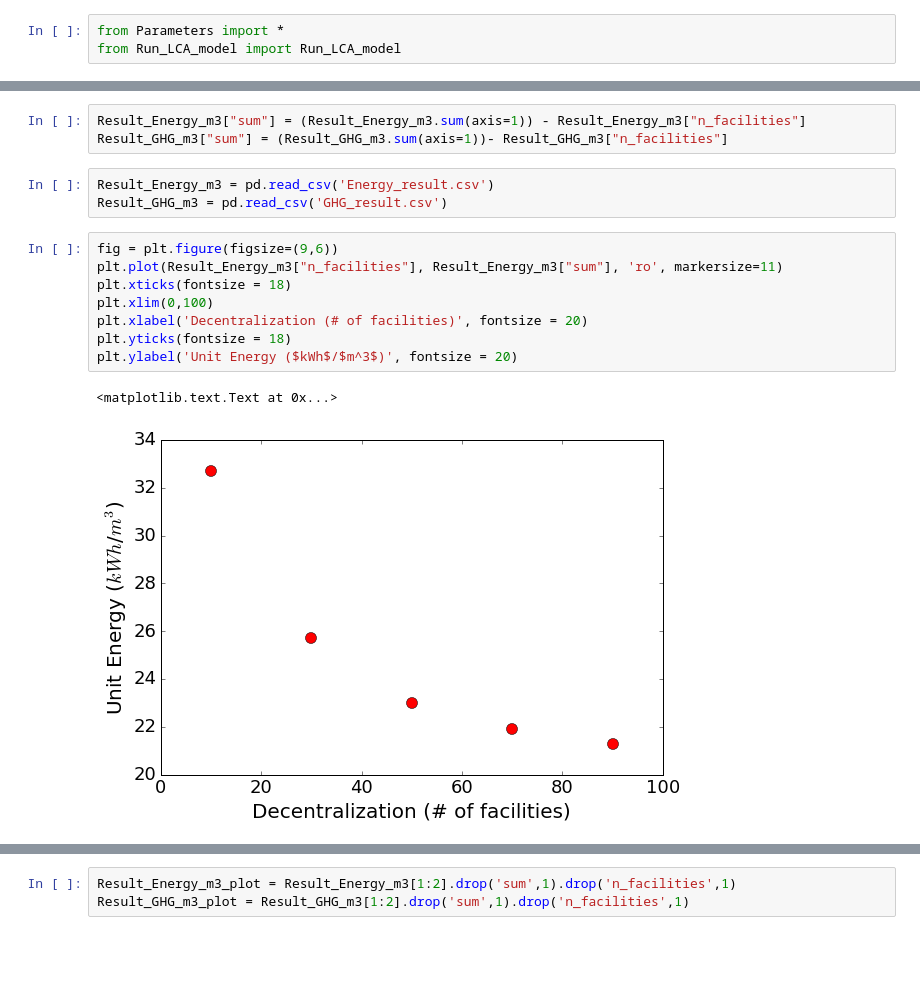
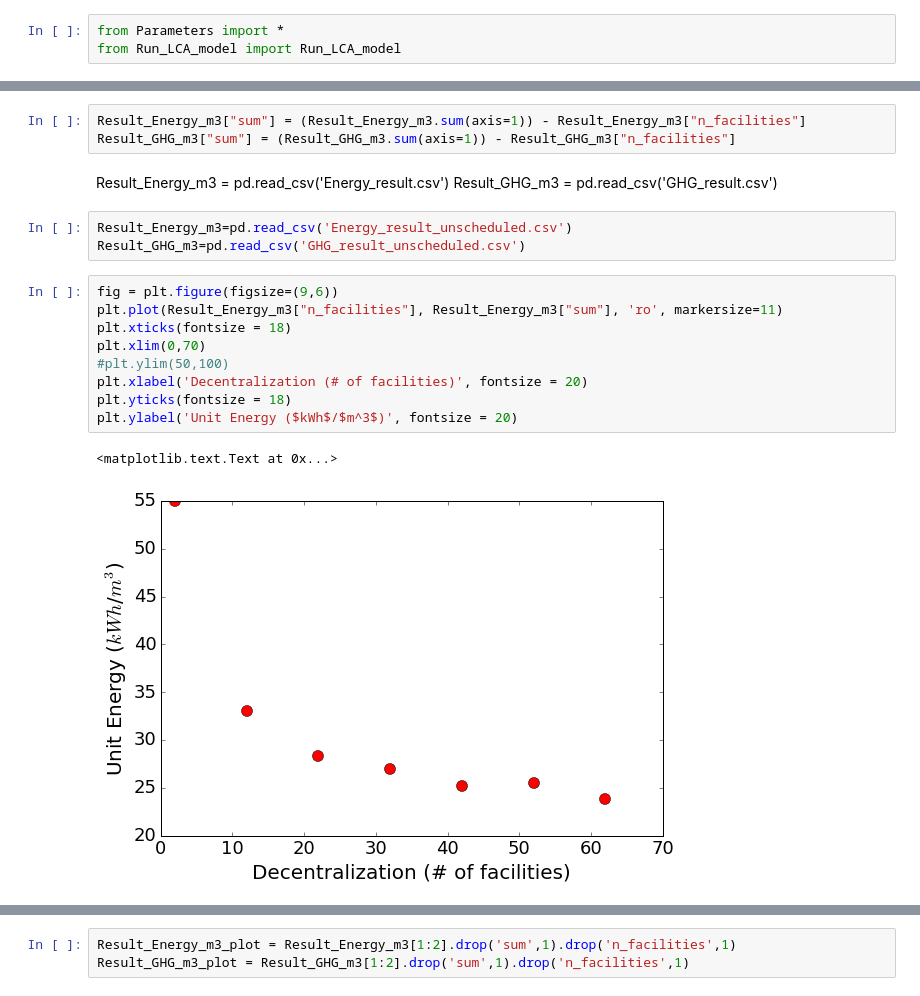
Before and after one commit to okavvada/Urine-Project, a Jupyter notebook: Run_LCA_model.ipynb, the cells around one changed output, grey strips where cells are left out. Cells and saved outputs as stored; diff of their text form; blank space fills up the shorter version.

```diff
--- a/Run_LCA_model.ipynb
+++ b/Run_LCA_model.ipynb
@@ -27,20 +40,24 @@ while i < 100:
 # %%
 Result_Energy_m3["sum"] = (Result_Energy_m3.sum(axis=1)) - Result_Energy_m3["n_facilities"]
-Result_GHG_m3["sum"] = (Result_GHG_m3.sum(axis=1))- Result_GHG_m3["n_facilities"]
+Result_GHG_m3["sum"] = (Result_GHG_m3.sum(axis=1)) - Result_GHG_m3["n_facilities"]
+# %% [markdown]
+Result_Energy_m3 = pd.read_csv('Energy_result.csv')
+Result_GHG_m3 = pd.read_csv('GHG_result.csv')
 # %%
-Result_Energy_m3 = pd.read_csv('Energy_result.csv')
-Result_GHG_m3 = pd.read_csv('GHG_result.csv')
+Result_Energy_m3=pd.read_csv('Energy_result_unscheduled.csv')
+Result_GHG_m3=pd.read_csv('GHG_result_unscheduled.csv')
 # %%
 fig = plt.figure(figsize=(9,6))
 plt.plot(Result_Energy_m3["n_facilities"], Result_Energy_m3["sum"], 'ro', markersize=11)
 plt.xticks(fontsize = 18)
-plt.xlim(0,100)
+plt.xlim(0,70)
+#plt.ylim(50,100)
 plt.xlabel('Decentralization (# of facilities)', fontsize = 20)
 plt.yticks(fontsize = 18)
 plt.ylabel('Unit Energy ($kWh$/$m^3$)', fontsize = 20)
 # %% [output]
 <matplotlib.text.Text at 0x...>
-[figure, old version]
+[figure, new version]
 # %%
 fig = plt.figure(figsize=(9,6))
 plt.plot(Result_GHG_m3["n_facilities"], Result_GHG_m3["sum"], 'ro', markersize=11)
```
Also changed, not shown: parts of 6 cells of this notebook, 7 other files.
